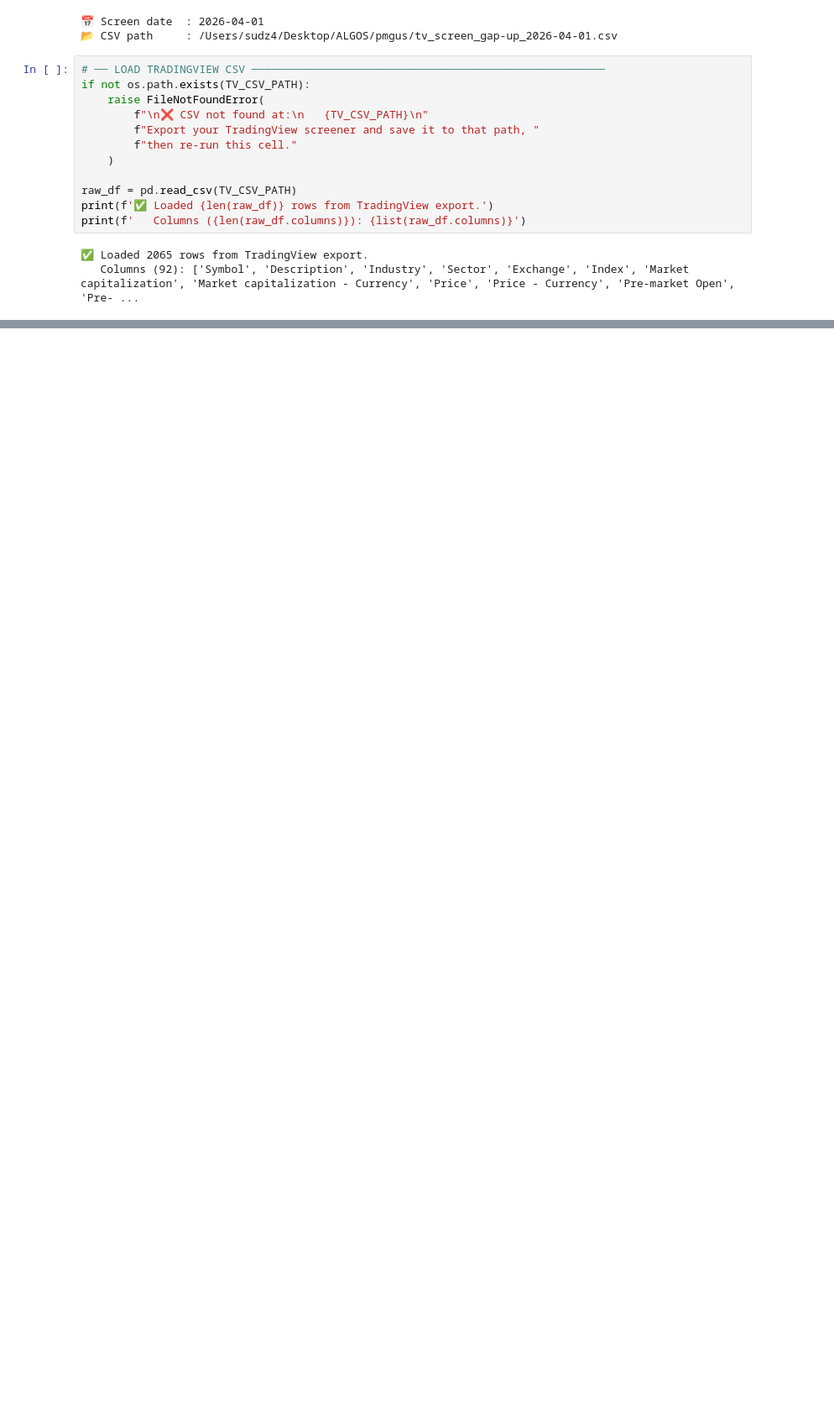
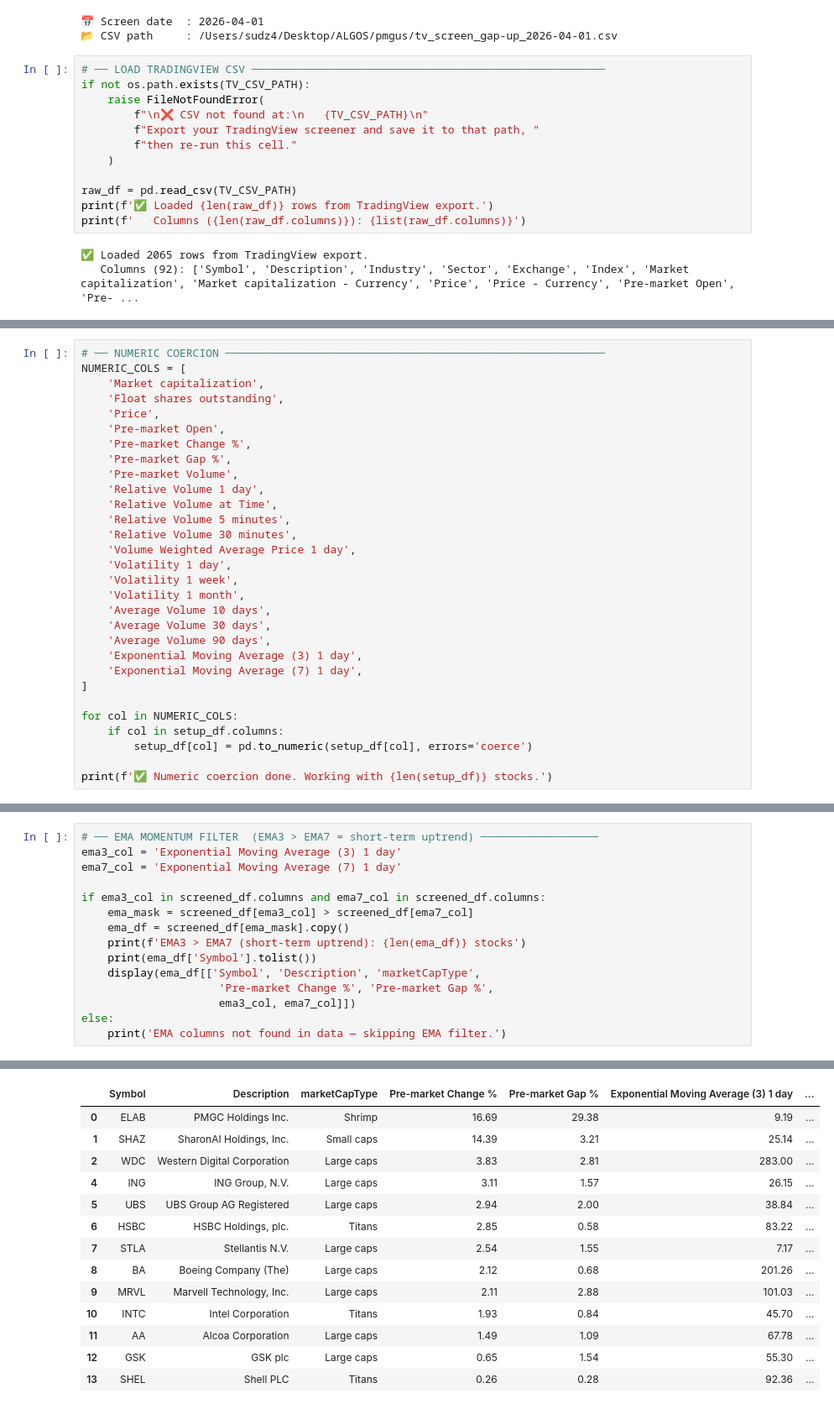
Before and after one commit to sudz4/pmgus, a Jupyter notebook: main.ipynb, the cells around one changed output, grey strips where cells are left out. Shown: that part at 84% size. Drawn from its saved outputs; the diff is of its cells as text; blank space fills up the shorter version.

```diff
--- a/main.ipynb
+++ b/main.ipynb
@@ -53,0 +89,30 @@ print(f'   Columns ({len(raw_df.columns)}): {list(raw_df.columns)}')
+# %%
+# ── NUMERIC COERCION ──────────────────────────────────────────────────────────
+NUMERIC_COLS = [
+    'Market capitalization',
+    'Float shares outstanding',
+    'Price',
+    'Pre-market Open',
+    'Pre-market Change %',
+    'Pre-market Gap %',
+    'Pre-market Volume',
+    'Relative Volume 1 day',
+    'Relative Volume at Time',
+    'Relative Volume 5 minutes',
+    'Relative Volume 30 minutes',
+    'Volume Weighted Average Price 1 day',
+    'Volatility 1 day',
+    'Volatility 1 week',
+    'Volatility 1 month',
+    'Average Volume 10 days',
+    'Average Volume 30 days',
+    'Average Volume 90 days',
+    'Exponential Moving Average (3) 1 day',
+    'Exponential Moving Average (7) 1 day',
+]
+
+for col in NUMERIC_COLS:
+    if col in setup_df.columns:
+        setup_df[col] = pd.to_numeric(setup_df[col], errors='coerce')
+
+print(f'✅ Numeric coercion done. Working with {len(setup_df)} stocks.')
@@ -53,0 +379,16 @@ print(f'   Columns ({len(raw_df.columns)}): {list(raw_df.columns)}')
+# %%
+# ── EMA MOMENTUM FILTER  (EMA3 > EMA7 = short-term uptrend) ──────────────────
+ema3_col = 'Exponential Moving Average (3) 1 day'
+ema7_col = 'Exponential Moving Average (7) 1 day'
+
+if ema3_col in screened_df.columns and ema7_col in screened_df.columns:
+    ema_mask = screened_df[ema3_col] > screened_df[ema7_col]
+    ema_df = screened_df[ema_mask].copy()
+    print(f'EMA3 > EMA7 (short-term uptrend): {len(ema_df)} stocks')
+    print(ema_df['Symbol'].tolist())
+    display(ema_df[['Symbol', 'Description', 'marketCapType',
+                     'Pre-market Change %', 'Pre-market Gap %',
+                     ema3_col, ema7_col]])
+else:
+    print('EMA columns not found in data — skipping EMA filter.')
+# %% [output]
@@ -53,0 +397,14 @@ print(f'   Columns ({len(raw_df.columns)}): {list(raw_df.columns)}')
+|  | Symbol | Description | marketCapType | Pre-market Change % | Pre-market Gap % | Exponential Moving Average (3) 1 day | ... |
+| 0 | ELAB | PMGC Holdings Inc. | Shrimp | 16.69 | 29.38 | 9.19 | ... |
+| 1 | SHAZ | SharonAI Holdings, Inc. | Small caps | 14.39 | 3.21 | 25.14 | ... |
+| 2 | WDC | Western Digital Corporation | Large caps | 3.83 | 2.81 | 283.00 | ... |
+| 4 | ING | ING Group, N.V. | Large caps | 3.11 | 1.57 | 26.15 | ... |
+| 5 | UBS | UBS Group AG Registered | Large caps | 2.94 | 2.00 | 38.84 | ... |
+| 6 | HSBC | HSBC Holdings, plc. | Titans | 2.85 | 0.58 | 83.22 | ... |
+| 7 | STLA | Stellantis N.V. | Large caps | 2.54 | 1.55 | 7.17 | ... |
+| 8 | BA | Boeing Company (The) | Large caps | 2.12 | 0.68 | 201.26 | ... |
+| 9 | MRVL | Marvell Technology, Inc. | Large caps | 2.11 | 2.88 | 101.03 | ... |
+| 10 | INTC | Intel Corporation | Titans | 1.93 | 0.84 | 45.70 | ... |
+| 11 | AA | Alcoa Corporation | Large caps | 1.49 | 1.09 | 67.78 | ... |
+| 12 | GSK | GSK plc | Large caps | 0.65 | 1.54 | 55.30 | ... |
+| 13 | SHEL | Shell PLC | Titans | 0.26 | 0.28 | 92.36 | ... |
```
Also changed, not shown: parts of 11 cells of this notebook.
